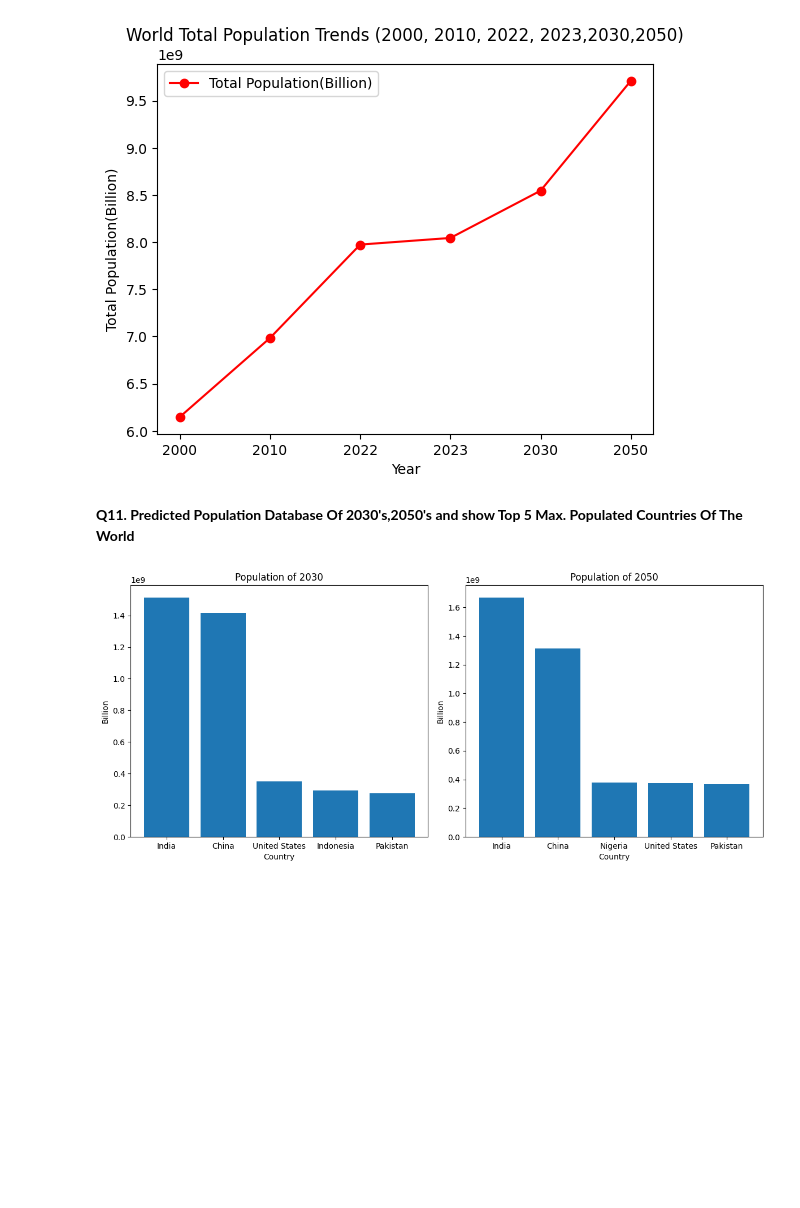
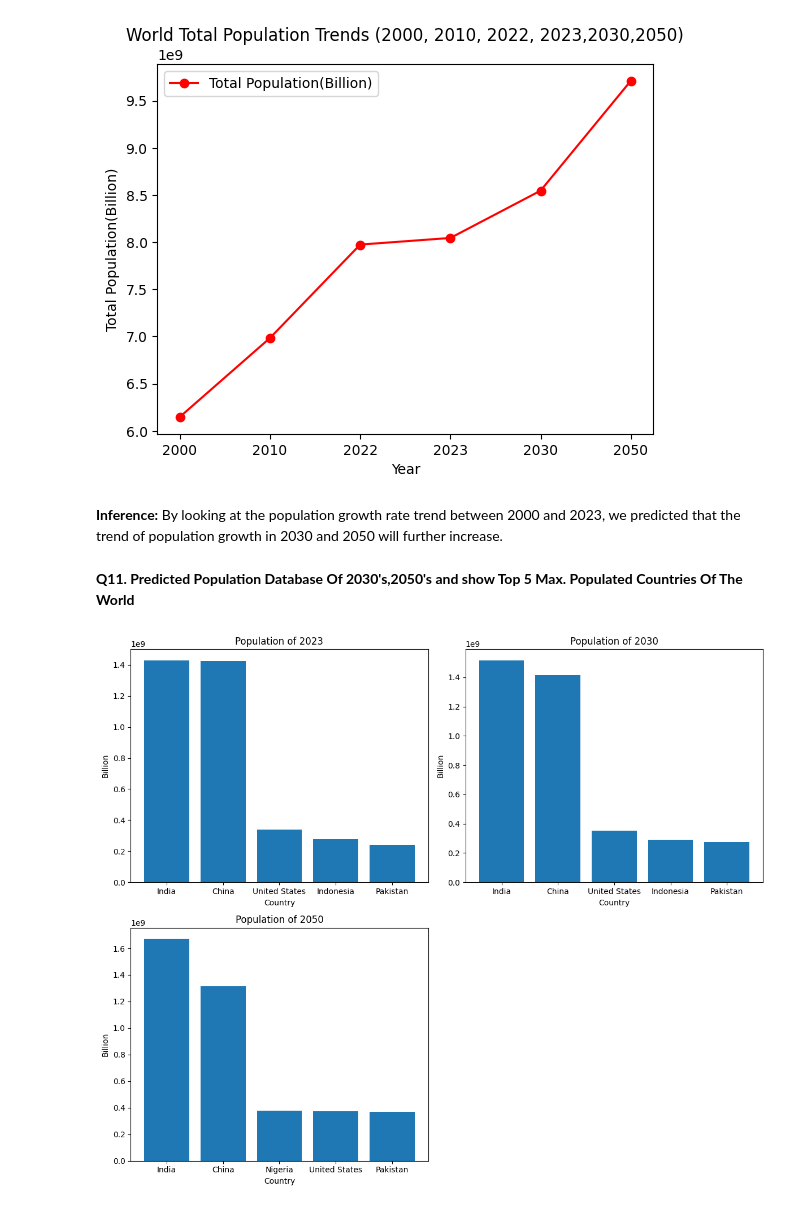
Before and after one commit to Sanchita2901/Python-app1, a Jupyter notebook: Python project on World Population by Country-checkpoint.ipynb, the cells around one changed output. Cells and saved outputs as stored; diff of their text form; code cells hidden in the pictures; blank space fills up the shorter version.

```diff
--- a/Python project on World Population by Country-checkpoint.ipynb
+++ b/Python project on World Population by Country-checkpoint.ipynb
@@ -313,25 +369,32 @@ plt.legend()
 plt.show()
 # %% [output]
 [figure]
+# %% [markdown]
+**Inference:**
+By looking at the population growth rate trend between 2000 and 2023, we predicted that the trend of population growth in 2030 and 2050 will further increase.
 # %% [markdown]
 **Q11. Predicted Population Database Of 2030's,2050's and show Top 5 Max. Populated Countries Of The World**
 # %%
 fig, axs = plt.subplots(2, 2, figsize=(12, 10))
-Population_2030 = dataset.groupby('country')['pop2030'].sum().sort_values(ascending=False).head(5)
-axs[0, 0].bar(Population_2030.index, Population_2030)
-axs[0, 0].set_title('Population of 2030')
+Population_2023 = dataset.groupby('country')['pop2023'].sum().sort_values(ascending=False).head(5)
+axs[0, 0].bar(Population_2023.index, Population_2023)
+axs[0, 0].set_title('Population of 2023')
 axs[0, 0].set_xlabel('Country')
 axs[0, 0].set_ylabel('Billion')
-Population_2050 = dataset.groupby('country')['pop2050'].sum().sort_values(ascending=False).head(5)
-axs[0, 1].bar(Population_2050.index, Population_2050)
-axs[0, 1].set_title('Population of 2050')
+Population_2030 = dataset.groupby('country')['pop2030'].sum().sort_values(ascending=False).head(5)
+axs[0, 1].bar(Population_2030.index, Population_2030)
+axs[0, 1].set_title('Population of 2030')
 axs[0, 1].set_xlabel('Country')
 axs[0, 1].set_ylabel('Billion')
-axs[1, 0].axis('off')
+Population_2050 = dataset.groupby('country')['pop2050'].sum().sort_values(ascending=False).head(5)
+axs[1, 0].bar(Population_2050.index, Population_2050)
+axs[1, 0].set_title('Population of 2050')
+axs[1, 0].set_xlabel('Country')
+axs[1, 0].set_ylabel('Billion')
 axs[1, 1].axis('off')
 # Adjust layout for better appearance
 plt.tight_layout()
 # Show the plots
 plt.show()
 # %% [output]
-[figure, old version]
+[figure, new version]
```
Also changed, not shown: parts of 38 cells of this notebook.
